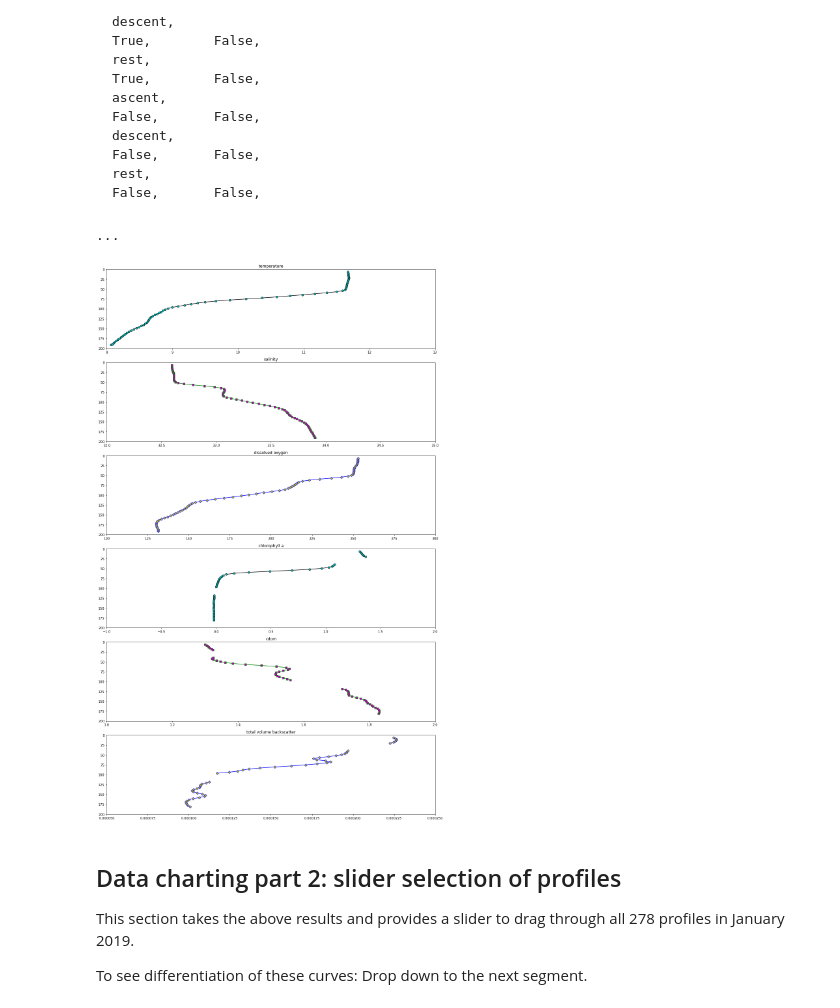
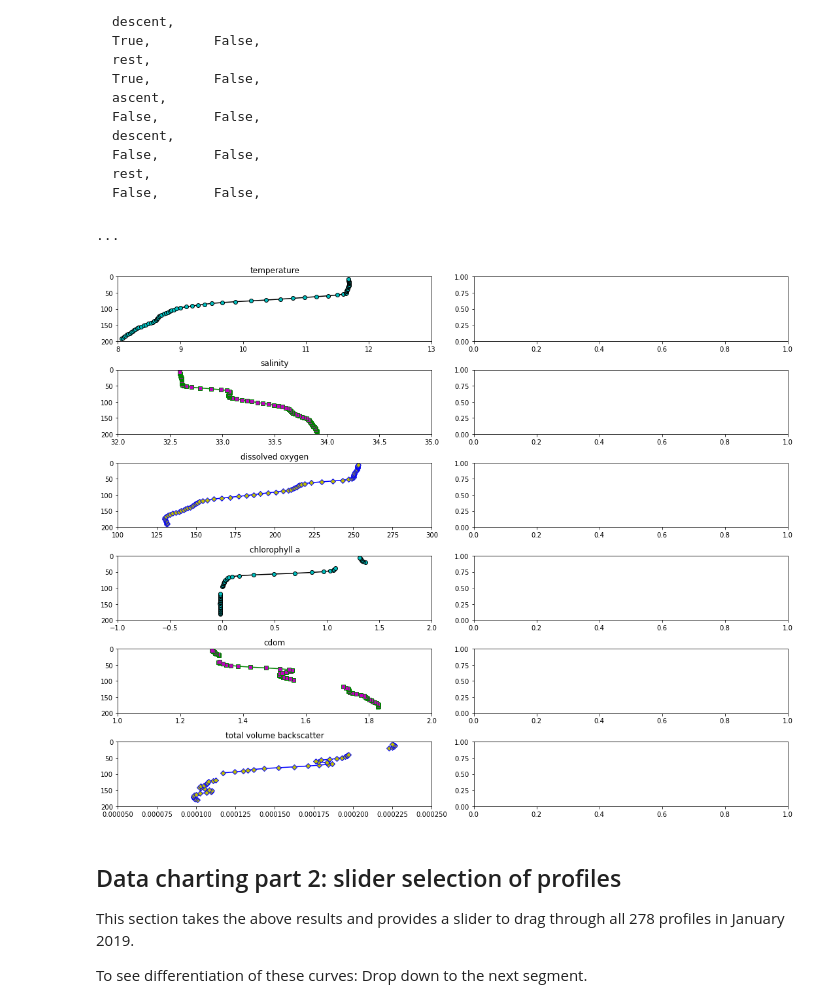
Before and after one commit to lsetiawan/ocean, a Jupyter notebook: Ocean 01 D Photic Zone Reduction.ipynb, the cells around one changed output. Saved outputs shown, nothing was run; the diff lists cells and outputs as text; code cells hidden in the pictures.

```diff
--- a/Ocean 01 D Photic Zone Reduction.ipynb
+++ b/Ocean 01 D Photic Zone Reduction.ipynb
@@ -269,53 +278,53 @@ ctd_o = ds_CTD_time_slice['corrected_dissolved_oxygen']; smooth_ctd_o = filter(c
 
 ctd_d = ds_CTD_time_slice['seawater_pressure']
 
 fluor_a = ds_fluor_time_slice['fluorometric_chlorophyll_a'];          smooth_fluor_a = filter(fluor_a)
 fluor_c = ds_fluor_time_slice['fluorometric_cdom'];                   smooth_fluor_c = filter(fluor_c)
 fluor_s = ds_fluor_time_slice['total_volume_scattering_coefficient']; smooth_fluor_s = filter(fluor_s)
 
 fluor_d = ds_fluor_time_slice['int_ctd_pressure']
 
 temperature_lbound, temperature_ubound           =   8.,  13.
 salinity_lbound, salinity_ubound                 =  32.,  35.
 dissolved_oxygen_lbound, dissolved_oxygen_ubound = 100., 300.
 chlora_lbound, chlora_ubound                     = -1., 2.
 cdom_lbound, cdom_ubound                         = 1., 2.
 scatt_lbound, scatt_ubound                       = 0.00005, .00025
 
-fig, axs = plt.subplots(6,1,figsize=(15, 24), tight_layout=True)
+fig, axs = plt.subplots(6,2,figsize=(15, 12), tight_layout=True)
 
 compare_unfiltered = False
 
 if compare_unfiltered:
-    axs[0].plot(ctd_t + 0.5, ctd_d, marker='o', markersize = 6., color='k', markerfacecolor='r')
-    axs[1].plot(ctd_s + 0.5, ctd_d, marker='s', markersize = 6., color='g', markerfacecolor='r')
-    axs[2].plot(ctd_o + 20., ctd_d, marker='D', markersize = 6., color='b', markerfacecolor='r')
-    axs[3].plot(fluor_a + 0.5, fluor_d, marker='o', markersize = 6., color='k', markerfacecolor='r')
-    axs[4].plot(fluor_c + 0.5, fluor_d, marker='s', markersize = 6., color='g', markerfacecolor='r')
-    axs[5].plot(fluor_s + 20., fluor_d, marker='D', markersize = 6., color='b', markerfacecolor='r')
+    axs[0][0].plot(ctd_t + 0.5, ctd_d, marker='o', markersize = 6., color='k', markerfacecolor='r')
+    axs[1][0].plot(ctd_s + 0.5, ctd_d, marker='s', markersize = 6., color='g', markerfacecolor='r')
+    axs[2][0].plot(ctd_o + 20., ctd_d, marker='D', markersize = 6., color='b', markerfacecolor='r')
+    axs[3][0].plot(fluor_a + 0.5, fluor_d, marker='o', markersize = 6., color='k', markerfacecolor='r')
+    axs[4][0].plot(fluor_c + 0.5, fluor_d, marker='s', markersize = 6., color='g', markerfacecolor='r')
+    axs[5][0].plot(fluor_s + 20., fluor_d, marker='D', markersize = 6., color='b', markerfacecolor='r')
 
-axs[0].plot(smooth_ctd_t, ctd_d, marker='o', markersize = 6., color='k', markerfacecolor='c')
-axs[0].set(xlim = (temperature_lbound, temperature_ubound), ylim = (200., 0.), title='temperature')
+axs[0][0].plot(smooth_ctd_t, ctd_d, marker='o', markersize = 6., color='k', markerfacecolor='c')
+axs[0][0].set(xlim = (temperature_lbound, temperature_ubound), ylim = (200., 0.), title='temperature')
 
-axs[1].plot(smooth_ctd_s, ctd_d, marker='s', markersize = 6., color='g', markerfacecolor='m')
-axs[1].set(xlim = (salinity_lbound, salinity_ubound), ylim = (200., 0.), title='salinity')
+axs[1][0].plot(smooth_ctd_s, ctd_d, marker='s', markersize = 6., color='g', markerfacecolor='m')
+axs[1][0].set(xlim = (salinity_lbound, salinity_ubound), ylim = (200., 0.), title='salinity')
 
-axs[2].plot(smooth_ctd_o, ctd_d, marker='D', markersize = 6., color='b', markerfacecolor='y')
-axs[2].set(xlim = (dissolved_oxygen_lbound, dissolved_oxygen_ubound), ylim = (200., 0.), title='dissolved oxygen')
+axs[2][0].plot(smooth_ctd_o, ctd_d, marker='D', markersize = 6., color='b', markerfacecolor='y')
+axs[2][0].set(xlim = (dissolved_oxygen_lbound, dissolved_oxygen_ubound), ylim = (200., 0.), title='dissolved oxygen')
 
-axs[3].plot(smooth_fluor_a, fluor_d, marker='o', markersize = 6., color='k', markerfacecolor='c')
-axs[3].set(xlim = (chlora_lbound, chlora_ubound), ylim = (200., 0.), title='chlorophyll a')
+axs[3][0].plot(smooth_fluor_a, fluor_d, marker='o', markersize = 6., color='k', markerfacecolor='c')
+axs[3][0].set(xlim = (chlora_lbound, chlora_ubound), ylim = (200., 0.), title='chlorophyll a')
 
-axs[4].plot(smooth_fluor_c, fluor_d, marker='s', markersize = 6., color='g', markerfacecolor='m')
-axs[4].set(xlim = (cdom_lbound, cdom_ubound), ylim = (200., 0.), title='cdom')
+axs[4][0].plot(smooth_fluor_c, fluor_d, marker='s', markersize = 6., color='g', markerfacecolor='m')
+axs[4][0].set(xlim = (cdom_lbound, cdom_ubound), ylim = (200., 0.), title='cdom')
 
-axs[5].plot(smooth_fluor_s, fluor_d, marker='D', markersize = 6., color='b', markerfacecolor='y')
-axs[5].set(xlim = (scatt_lbound, scatt_ubound), ylim = (200., 0.), title='total volume backscatter')
+axs[5][0].plot(smooth_fluor_s, fluor_d, marker='D', markersize = 6., color='b', markerfacecolor='y')
+axs[5][0].set(xlim = (scatt_lbound, scatt_ubound), ylim = (200., 0.), title='total volume backscatter')
 
 print('...')
 # %% [output]
 ...
-[figure, old version]
+[figure, new version]
 # %% [markdown]
 ## Data charting part 2: slider selection of profiles
 
```
Also changed, not shown: parts of 6 cells of this notebook, 2 other files.
